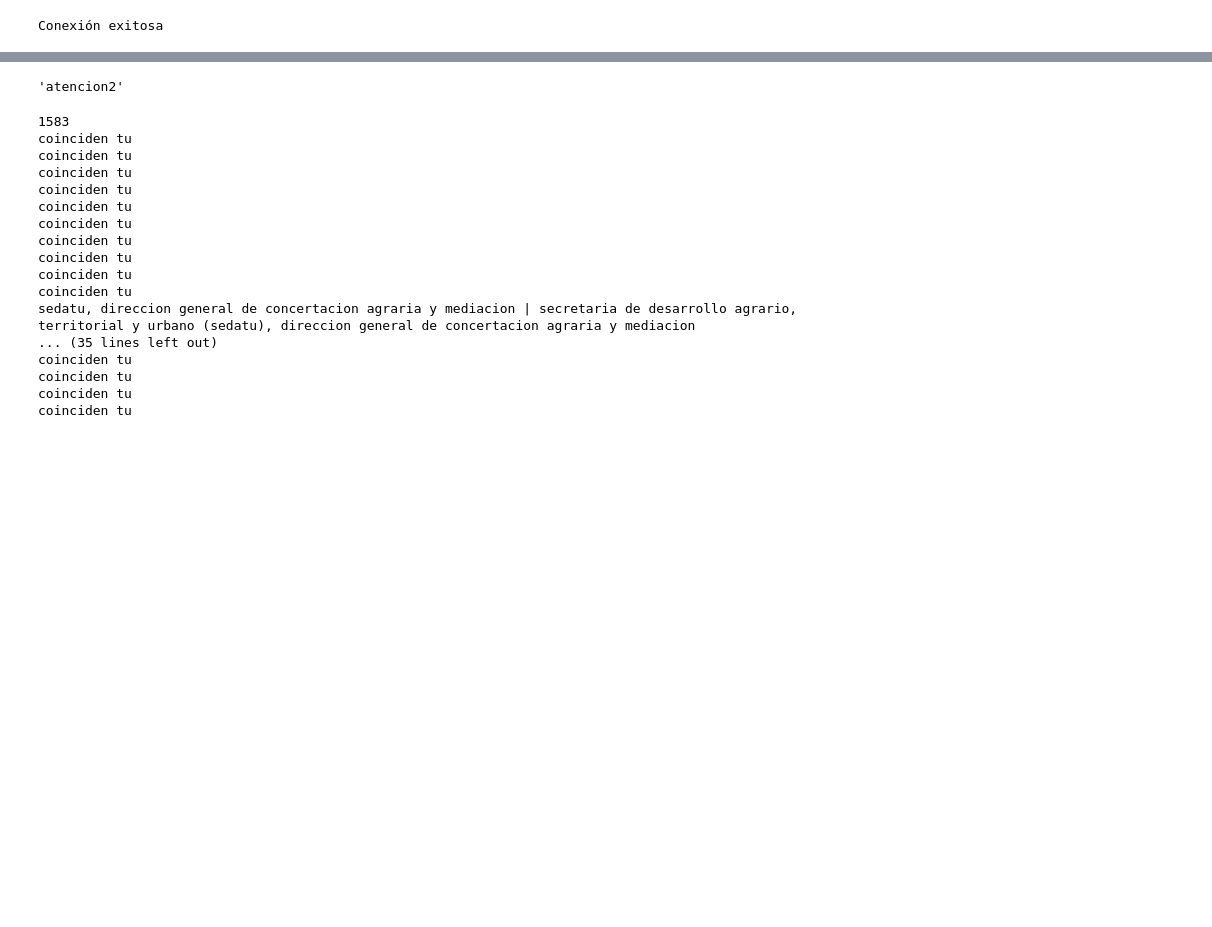
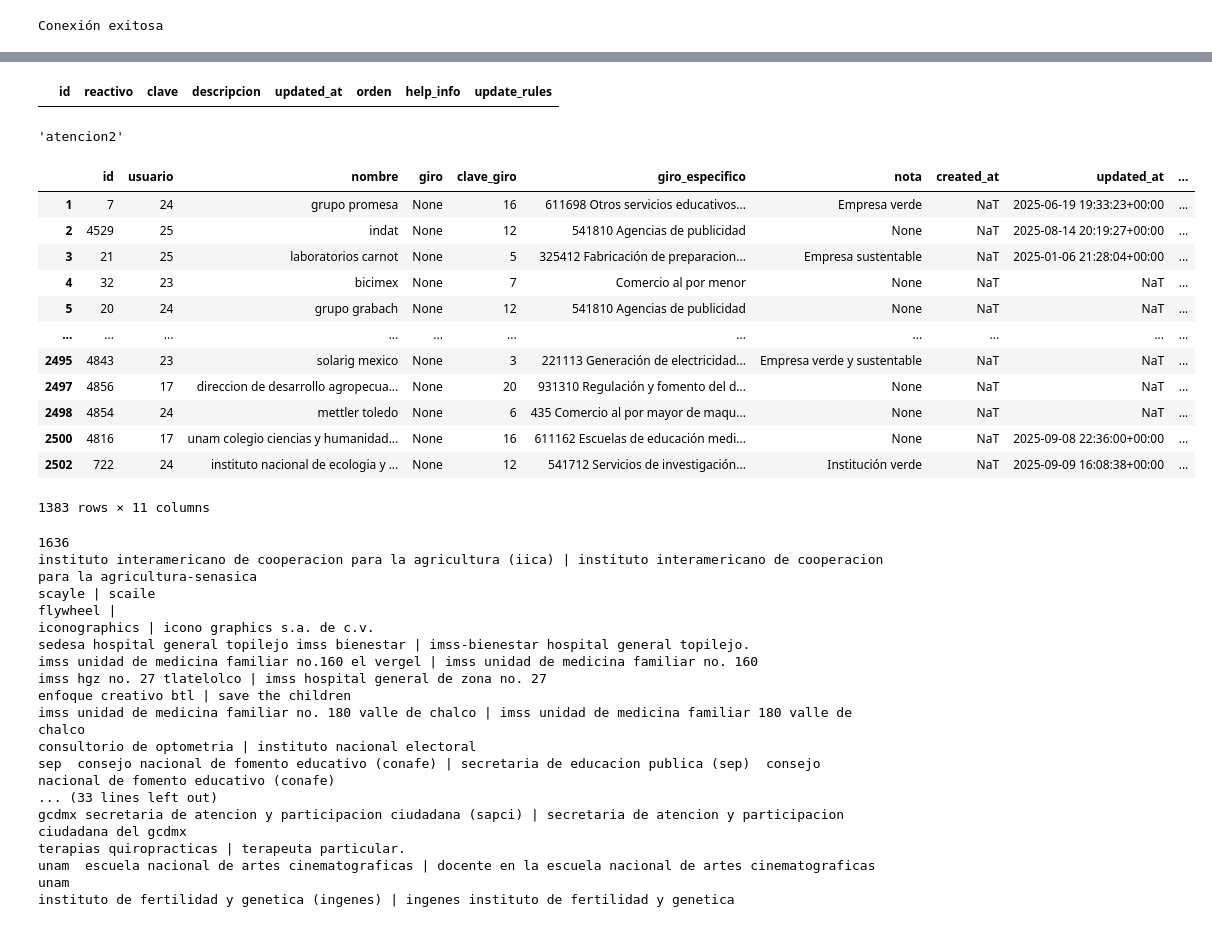
Before and after one commit to AjoloteCosmico/PVE-polls, a Jupyter notebook: public/empresas_data_integrity.ipynb, the cells around one changed output, grey strips where cells are left out. Cells and saved outputs as stored; diff of their text form; code cells hidden in the pictures; blank space fills up the shorter version.

```diff
--- a/public/empresas_data_integrity.ipynb
+++ b/public/empresas_data_integrity.ipynb
@@ -35,3 +55,7 @@ Conexión exitosa
+# %%
+opciones.loc[opciones['reactivo']=='vr1']
+# %% [output]
+|  | id | reactivo | clave | descripcion | updated_at | orden | help_info | update_rules |
 # %%
 empresas=pd.read_sql("select * from empresas", cnx)
 # %%
@@ -52,9 +78,14 @@ def normalize(old):
     new = re.sub(r'[òóôõö]', 'o', new)
     new = re.sub(r'[ùúûü]', 'u', new)
     new = re.sub(r'[,]', '', new)
+    new = re.sub(r'["]', '', new)
     return new
 # %%
 normalize('Atención,2')
 # %% [output]
 'atencion2'
+# %%
+empresas['nombre']=empresas['nombre'].fillna(' ')
+encuestas16['ncr2']=encuestas16['ncr2'].fillna(' ')
+encuestas20['ncr2']=encuestas20['ncr2'].fillna(' ')
 # %%
@@ -63,29 +95,51 @@ encuestas20['ncr2']= encuestas20['ncr2'].apply(lambda x: normalize(x))
+# %%
+empresas.loc[(empresas['registro'].notna())&(empresas['registro']!=-1)]
+# %% [output]
+|  | id | usuario | nombre | giro | clave_giro | giro_especifico | nota | created_at | updated_at | ... |
+| 1 | 7 | 24 | grupo promesa | None | 16 | 611698 Otros servicios educativos... | Empresa verde | NaT | 2025-06-19 19:33:23+00:00 | ... |
+| 2 | 4529 | 25 | indat | None | 12 | 541810 Agencias de publicidad | None | NaT | 2025-08-14 20:19:27+00:00 | ... |
+| 3 | 21 | 25 | laboratorios carnot | None | 5 | 325412 Fabricación de preparacion... | Empresa sustentable | NaT | 2025-01-06 21:28:04+00:00 | ... |
+| 4 | 32 | 23 | bicimex | None | 7 | Comercio al por menor | None | NaT | NaT | ... |
+| 5 | 20 | 24 | grupo grabach | None | 12 | 541810 Agencias de publicidad | None | NaT | NaT | ... |
+| ... | ... | ... | ... | ... | ... | ... | ... | ... | ... | ... |
+| 2495 | 4843 | 23 | solarig mexico | None | 3 | 221113 Generación de electricidad... | Empresa verde y sustentable | NaT | NaT | ... |
+| 2497 | 4856 | 17 | direccion de desarrollo agropecua... | None | 20 | 931310 Regulación y fomento del d... | None | NaT | NaT | ... |
+| 2498 | 4854 | 24 | mettler toledo | None | 6 | 435 Comercio al por mayor de maqu... | None | NaT | NaT | ... |
+| 2500 | 4816 | 17 | unam colegio ciencias y humanidad... | None | 16 | 611162 Escuelas de educación medi... | None | NaT | 2025-09-08 22:36:00+00:00 | ... |
+| 2502 | 722 | 24 | instituto nacional de ecologia y ... | None | 12 | 541712 Servicios de investigación... | Institución verde | NaT | 2025-09-09 16:08:38+00:00 | ... |
+1383 rows × 11 columns
 # %%
 empresas_reg=empresas.loc[empresas['registro'].notna()]
 print(len(empresas_reg))
-for i in range(50):
+for i in range(500):
     #comparar nombres
     name_empresa=empresas_reg.iloc[i]['nombre']
-    name_encuesta=encuestas20.loc[encuestas20['registro']==empresas_reg.iloc[i]['registro']]['ncr2'].values[0]
-    if ((name_encuesta.find(name_empresa) != -1)):
-        print('coinciden tu')
-    else:
-        print(name_empresa,'|', name_encuesta)
+
+    try:
+        name_encuesta=encuestas20.loc[encuestas20['registro']==empresas_reg.iloc[i]['registro']]['ncr2'].values[0]
+        if ((name_encuesta.find(name_empresa) != -1) | ((name_empresa.find(name_encuesta) != -1))):
+            # print('coinciden tu')
+            x=1
+        else:
+            print(name_empresa,'|', name_encuesta)
+    except:
+        # print('registro no encontrado',empresas_reg.iloc[i]['registro'])
+        x=2
 # %% [output]
-1583
-coinciden tu
-coinciden tu
-coinciden tu
-coinciden tu
-coinciden tu
-coinciden tu
-coinciden tu
-coinciden tu
-coinciden tu
-coinciden tu
-sedatu, direccion general de concertacion agraria y mediacion | secretaria de desarrollo agrario, territorial y urbano (sedatu), direccion general de concertacion agraria y mediacion
-... (35 lines left out)
-coinciden tu
-coinciden tu
-coinciden tu
-coinciden tu
+1636
+instituto interamericano de cooperacion para la agricultura (iica) | instituto interamericano de cooperacion para la agricultura-senasica
+scayle | scaile
+flywheel |
+iconographics | icono graphics s.a. de c.v.
+sedesa hospital general topilejo imss bienestar | imss-bienestar hospital general topilejo.
+imss unidad de medicina familiar no.160 el vergel | imss unidad de medicina familiar no. 160
+imss hgz no. 27 tlatelolco | imss hospital general de zona no. 27
+enfoque creativo btl | save the children
+imss unidad de medicina familiar no. 180 valle de chalco | imss unidad de medicina familiar 180 valle de chalco
+consultorio de optometria | instituto nacional electoral
+sep  consejo nacional de fomento educativo (conafe) | secretaria de educacion publica (sep)  consejo nacional de fomento educativo (conafe)
+... (33 lines left out)
+gcdmx secretaria de atencion y participacion ciudadana (sapci) | secretaria de atencion y participacion ciudadana del gcdmx
+terapias quiropracticas | terapeuta particular.
+unam  escuela nacional de artes cinematograficas | docente en la escuela nacional de artes cinematograficas unam
+instituto de fertilidad y genetica (ingenes) | ingenes instituto de fertilidad y genetica
```
Also changed, not shown: parts of 27 cells of this notebook, 8 other files.
